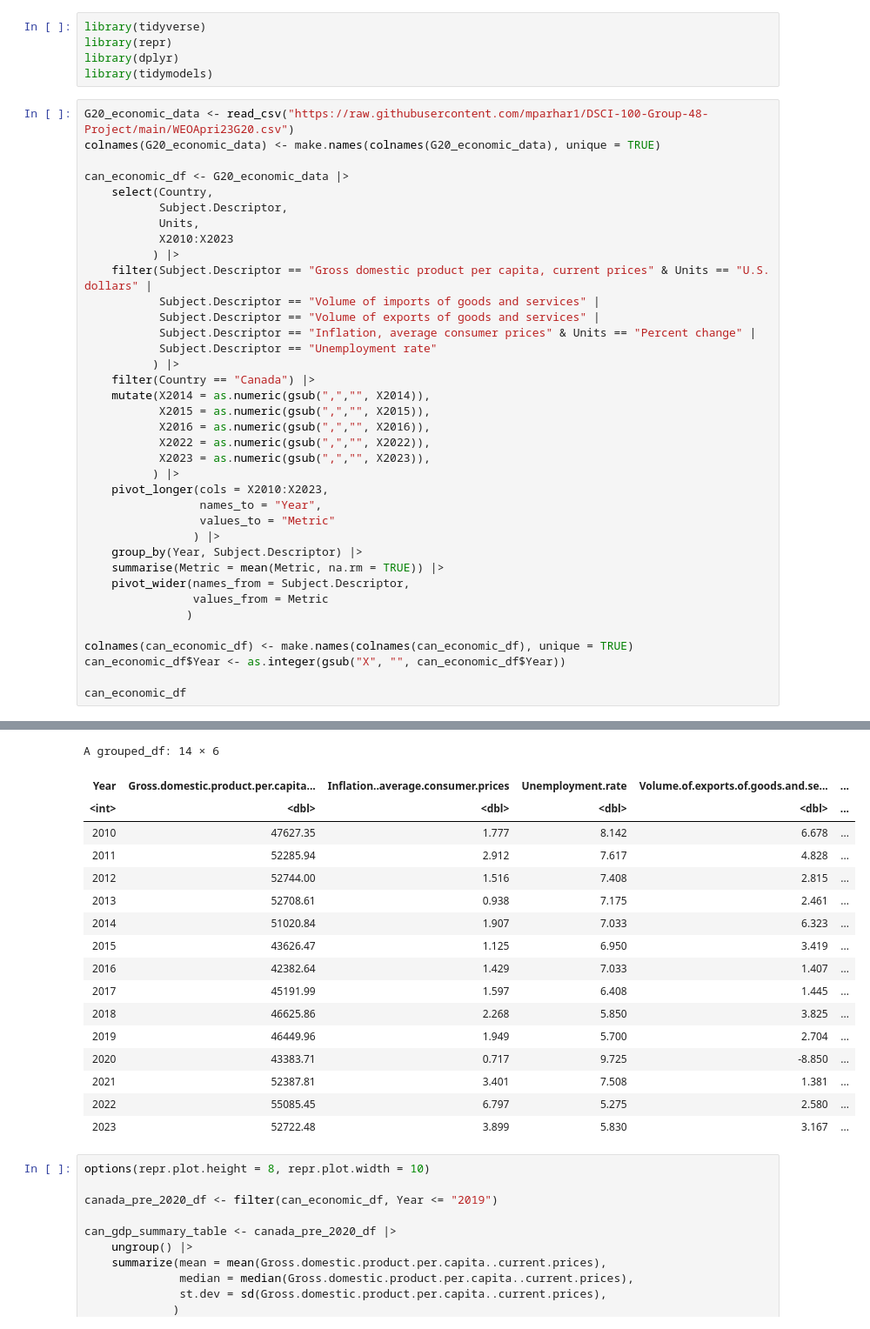
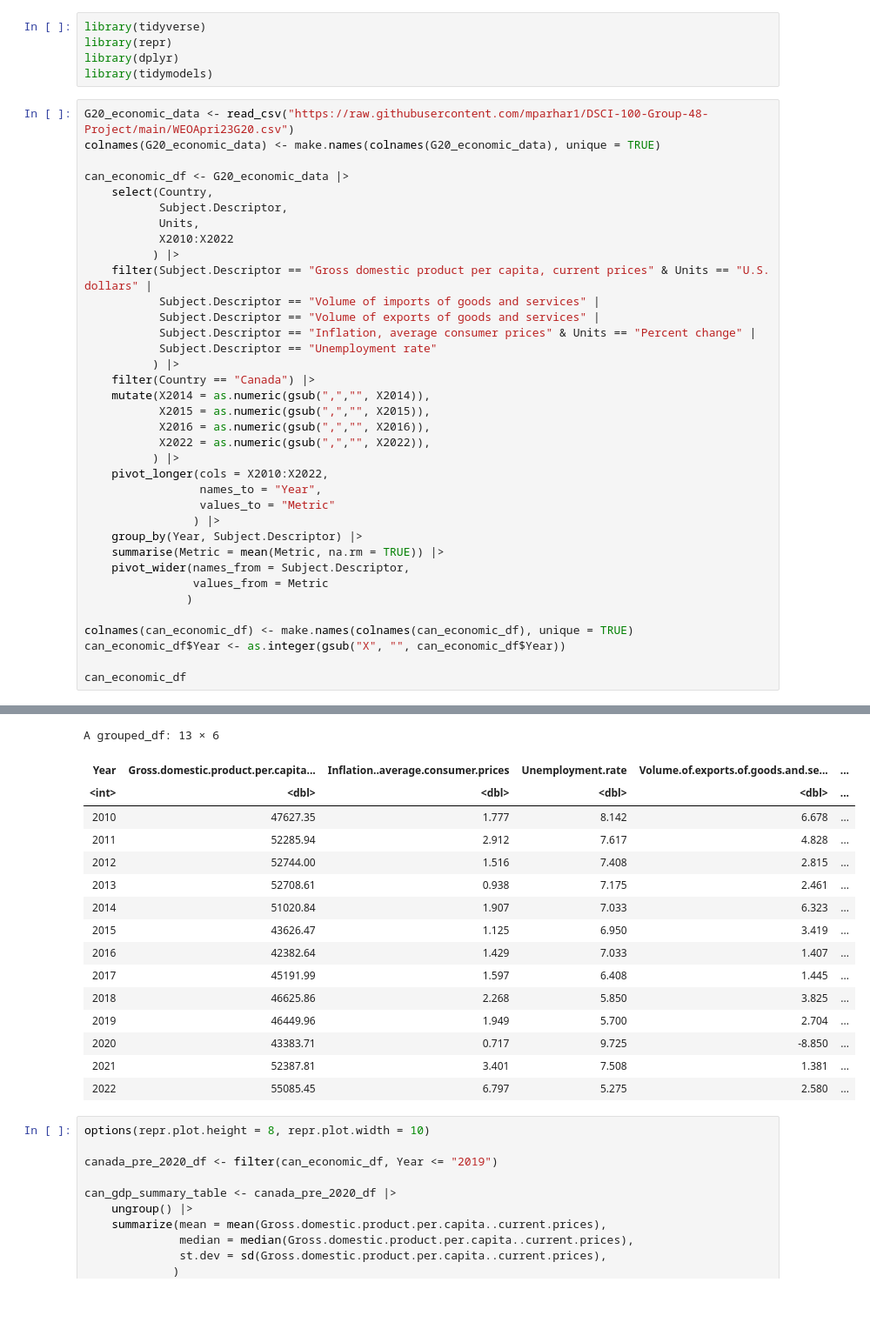
Before and after one commit to mparhar1/DSCI-100-Group-48-Project, a Jupyter notebook: data_analysis_draft.ipynb, the cells around one changed output, grey strips where cells are left out. Shown: that part at 87% size. Drawn from its saved outputs; the diff is of its cells as text; blank space fills up the shorter version.

```diff
--- a/data_analysis_draft.ipynb
+++ b/data_analysis_draft.ipynb
@@ -11,7 +11,7 @@ can_economic_df <- G20_economic_data |>
     select(Country,
            Subject.Descriptor,
            Units,
-           X2010:X2023
+           X2010:X2022
           ) |>
     filter(Subject.Descriptor == "Gross domestic product per capita, current prices" & Units == "U.S. dollars" |
            Subject.Descriptor == "Volume of imports of goods and services" |
@@ -24,9 +24,8 @@ can_economic_df <- G20_economic_data |>
            X2015 = as.numeric(gsub(",","", X2015)),
            X2016 = as.numeric(gsub(",","", X2016)),
            X2022 = as.numeric(gsub(",","", X2022)),
-           X2023 = as.numeric(gsub(",","", X2023)),
           ) |>
-    pivot_longer(cols = X2010:X2023,
+    pivot_longer(cols = X2010:X2022,
                  names_to = "Year",
                  values_to = "Metric"
                 ) |>
@@ -39,35 +38,34 @@ can_economic_df <- G20_economic_data |>
 colnames(can_economic_df) <- make.names(colnames(can_economic_df), unique = TRUE)
 can_economic_df$Year <- as.integer(gsub("X", "", can_economic_df$Year))
 
 can_economic_df
 # %% [output]
 Rows: 836 Columns: 59
 ── Column specification ────────────────────────────────────────────────────────
 Delimiter: ","
 chr (46): ISO, WEO Subject Code, Country, Subject Descriptor, Subject Notes,...
 dbl  (2): WEO Country Code, Estimates Start After
 
 ℹ Use `spec()` to retrieve the full column specification for this data.
 ℹ Specify the column types or set `show_col_types = FALSE` to quiet this message.
 `summarise()` has grouped output by 'Year'. You can override using the
 `.groups` argument.
-A grouped_df: 14 × 6
+A grouped_df: 13 × 6
 | Year | Gross.domestic.product.per.capita... | Inflation..average.consumer.prices | Unemployment.rate | Volume.of.exports.of.goods.and.se... | ... |
 | <int> | <dbl> | <dbl> | <dbl> | <dbl> | ... |
 | 2010 | 47627.35 | 1.777 | 8.142 | 6.678 | ... |
 | 2011 | 52285.94 | 2.912 | 7.617 | 4.828 | ... |
 | 2012 | 52744.00 | 1.516 | 7.408 | 2.815 | ... |
 | 2013 | 52708.61 | 0.938 | 7.175 | 2.461 | ... |
 | 2014 | 51020.84 | 1.907 | 7.033 | 6.323 | ... |
 | 2015 | 43626.47 | 1.125 | 6.950 | 3.419 | ... |
 | 2016 | 42382.64 | 1.429 | 7.033 | 1.407 | ... |
 | 2017 | 45191.99 | 1.597 | 6.408 | 1.445 | ... |
 | 2018 | 46625.86 | 2.268 | 5.850 | 3.825 | ... |
 | 2019 | 46449.96 | 1.949 | 5.700 | 2.704 | ... |
 | 2020 | 43383.71 | 0.717 | 9.725 | -8.850 | ... |
 | 2021 | 52387.81 | 3.401 | 7.508 | 1.381 | ... |
 | 2022 | 55085.45 | 6.797 | 5.275 | 2.580 | ... |
-| 2023 | 52722.48 | 3.899 | 5.830 | 3.167 | ... |
 # %%
 options(repr.plot.height = 8, repr.plot.width = 10)
 
```
Also changed, not shown: parts of 3 cells of this notebook.
